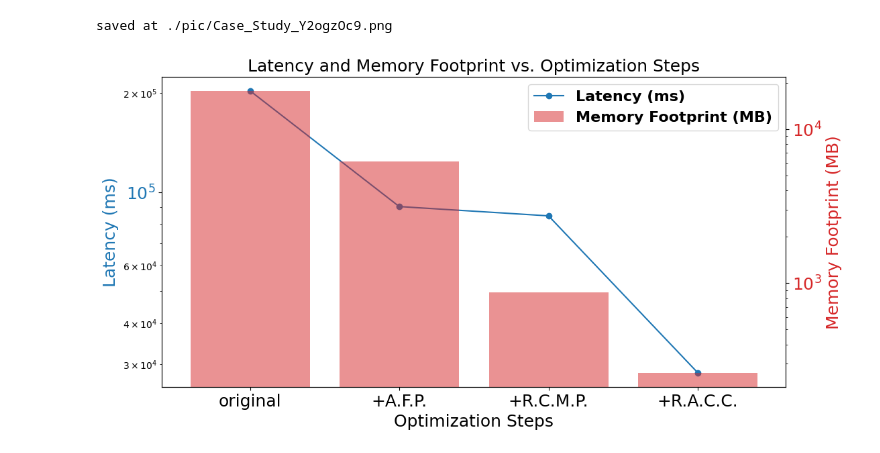
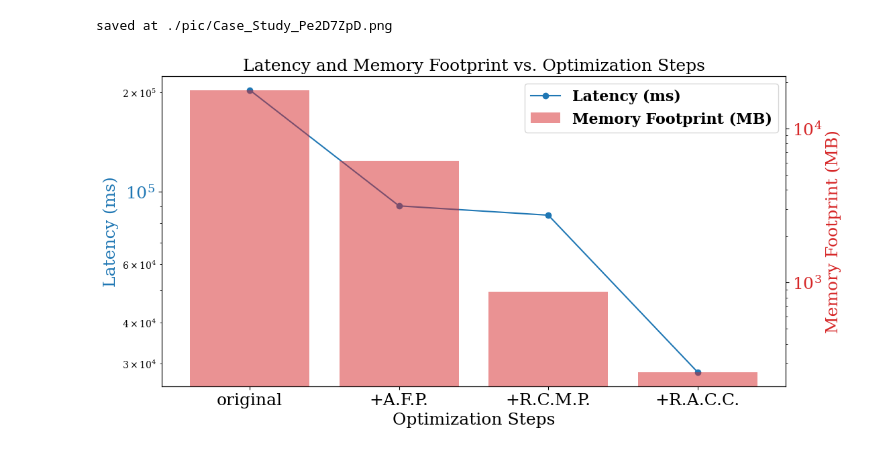
Before and after one commit to shenben/env_config, a Jupyter notebook: plot_data.ipynb, the cells around one changed output. Drawn from its saved outputs; the diff is of its cells as text; code cells hidden in the pictures.

Commit message:
Set the font to be embedded

```diff
--- a/plot_data.ipynb
+++ b/plot_data.ipynb
@@ -4,7 +4,14 @@ import string
 import random
 import matplotlib.pyplot as plt
 from matplotlib.font_manager import FontProperties
+from matplotlib import rcParams
 import numpy as np
+
+
+# Set the font to be embedded
+rcParams['pdf.fonttype'] = 42  # Embeds TrueType fonts in PDFs (Type 42)
+rcParams['ps.fonttype'] = 42   # Embeds TrueType fonts in PS (Type 42)
+rcParams['font.family'] = 'serif'  # Choose a specific font family
 
 # Data
 x_labels = ['original', '+A.F.P.', '+R.C.M.P.', '+R.A.C.C.']  # Using abbreviations
@@ -27,32 +34,32 @@ ax1.tick_params(axis='x', rotation=0, labelsize=lfs, labelcolor='black')  # Rota
 ax1.set_yscale("log")
 
 # Create the second axis
 ax2 = ax1.twinx()
 
 # Plot memory on the second y-axis as a bar chart
 color = 'tab:red'
 ax2.set_ylabel('Memory Footprint (MB)', fontsize=lfs, color=color)
 ax2.bar(x_labels, memory, color=color, alpha=0.5, label='Memory Footprint (MB)')
 ax2.tick_params(axis='y', labelsize=lfs, labelcolor=color)
 ax2.set_yscale("log")
 
 # Add a title
 plt.title('Latency and Memory Footprint vs. Optimization Steps', fontsize=lfs)
 
 # Add legends
 lines, labels = ax1.get_legend_handles_labels()
 bars, bar_labels = ax2.get_legend_handles_labels()
 ax1.legend(lines + bars, labels + bar_labels, prop=FontProperties(weight='bold', size=lfs - 2), loc='upper right')
 
 hash_string = ''.join(random.choices(string.ascii_letters + string.digits, k=8))
 
 os.makedirs('./pic', exist_ok=True)
 plt.savefig(f'./pic/Case_Study_{hash_string}.pdf', format='pdf')
 plt.savefig(f'./pic/Case_Study_{hash_string}.png', format='png', dpi=300)
 print(f"saved at ./pic/Case_Study_{hash_string}.png")
 
 # Display the plot
 plt.show()
 # %% [output]
-saved at ./pic/Case_Study_Y2ogzOc9.png
+saved at ./pic/Case_Study_Pe2D7ZpD.png
-[figure, old version]
+[figure, new version]
```
Also changed, not shown: 1 other file.
